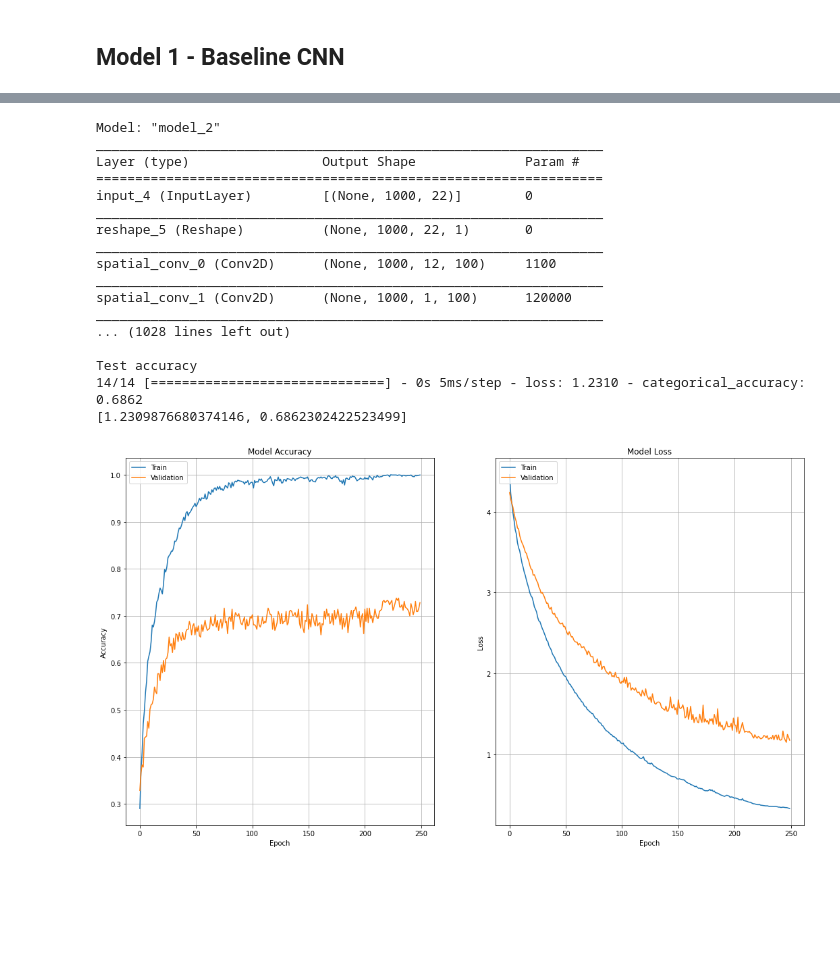
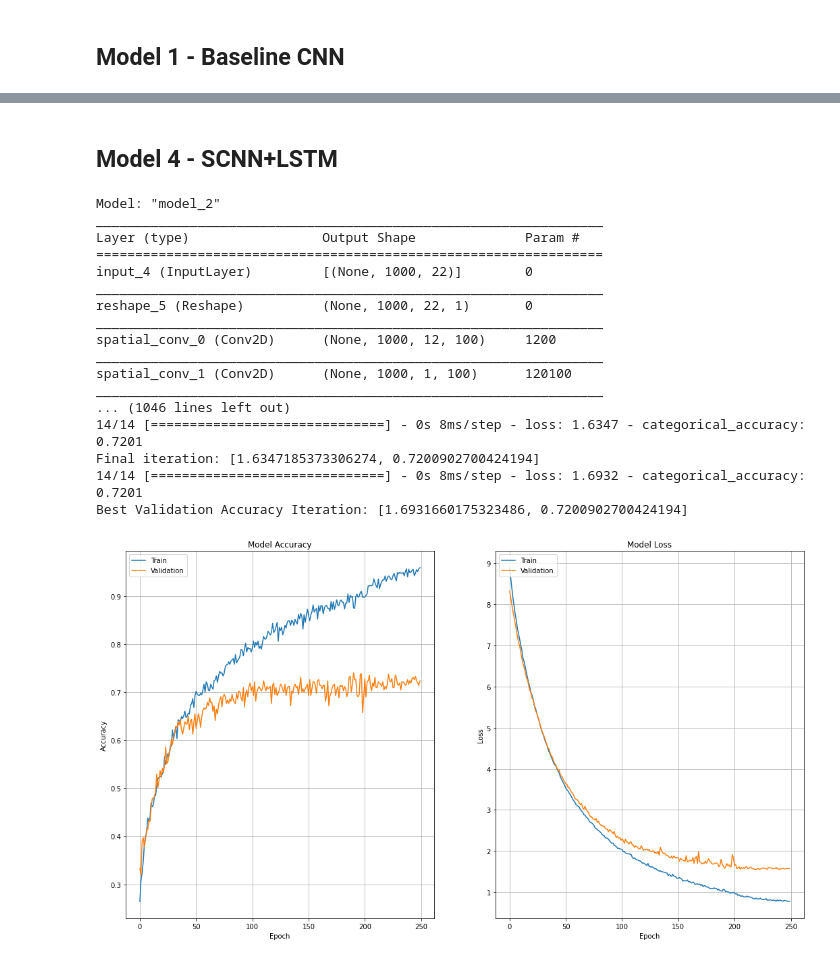
Before and after one commit to cmunozcortes/c247-final-project, a Jupyter notebook: src/C247_Final_Notebook.ipynb, the cells around one changed output, grey strips where cells are left out. Saved outputs shown, nothing was run; the diff lists cells and outputs as text; code cells hidden in the pictures; blank space fills up the shorter version.

```diff
--- a/src/C247_Final_Notebook.ipynb
+++ b/src/C247_Final_Notebook.ipynb
@@ -27,7 +27,7 @@ session = InteractiveSession(config=config)
 # %%
 # Constants across architectures
 N_INPUT_CH = 22
-N_PCA_COMP = 18
+N_PCA_COMP = 16
 N_INPUT_SAMPLES = 1000
 N_INPUT_SAMPLES_TRIMMED = 500
 EPOCHS = 250
@@ -518,3 +519,5 @@ Test accuracy
+# %% [markdown]
+## Model 4 - SCNN+LSTM
 # %%
 class AttentionLSTMIn(keras.layers.LSTM):
     """
@@ -674,7 +677,7 @@ def RaSCNN(inputshape, outputshape, params=None):
     return keras.models.Model(ins, outs)
 
 # Compile model, using ADAM as the optimizer. Provide a summary once compiled.
-model = SCNN(inputshape=(N_INPUT_SAMPLES, N_INPUT_CH), outputshape=4)
+model = RaSCNN(inputshape=(N_INPUT_SAMPLES, N_INPUT_CH), outputshape=4)
 model.compile(optimizer=tf.keras.optimizers.Adam(1e-4),
     loss=tf.keras.losses.CategoricalCrossentropy(),
     metrics=[tf.keras.metrics.CategoricalAccuracy()])
@@ -700,43 +703,44 @@ loss_hist = model.fit(
 )
 
 # Load our best weights and evaluate model on test dataset
+print("\nTest accuracy:")
+print("Final iteration:", model.evaluate(X_test, y_test_1h))
 model.load_weights('best_rescnn.h5')
-print('\nTest accuracy')
-print(model.evaluate(X_test, y_test_1h))
+print("Best Validation Accuracy Iteration:", model.evaluate(X_test, y_test_1h))
 
 # Plot our loss and accuracy over time
 fig, axs = plt.subplots(1,2, figsize=(18, 10))
 axs[0].plot(loss_hist.history['categorical_accuracy'])
 axs[0].plot(loss_hist.history['val_categorical_accuracy'])
 axs[0].set_ylabel('Accuracy')
 axs[0].set_xlabel('Epoch')
 axs[0].set_title('Model Accuracy')
 axs[0].legend(['Train', 'Validation'], loc='upper left')
 axs[0].grid()
 axs[1].plot(loss_hist.history['loss'])
 axs[1].plot(loss_hist.history['val_loss'])
 axs[1].set_ylabel('Loss')
 axs[1].set_xlabel('Epoch')
 axs[1].set_title('Model Loss')
 axs[1].legend(['Train', 'Validation'], loc='upper left')
 axs[1].grid()
 plt.show()
 # %% [output]
 Model: "model_2"
 _________________________________________________________________
 Layer (type)                 Output Shape              Param #
 =================================================================
 input_4 (InputLayer)         [(None, 1000, 22)]        0
 _________________________________________________________________
 reshape_5 (Reshape)          (None, 1000, 22, 1)       0
 _________________________________________________________________
-spatial_conv_0 (Conv2D)      (None, 1000, 12, 100)     1100
+spatial_conv_0 (Conv2D)      (None, 1000, 12, 100)     1200
 _________________________________________________________________
-spatial_conv_1 (Conv2D)      (None, 1000, 1, 100)      120000
+spatial_conv_1 (Conv2D)      (None, 1000, 1, 100)      120100
 _________________________________________________________________
-... (1028 lines left out)
-
-Test accuracy
-14/14 [==============================] - 0s 5ms/step - loss: 1.2310 - categorical_accuracy: 0.6862
-[1.2309876680374146, 0.6862302422523499]
+... (1046 lines left out)
+14/14 [==============================] - 0s 8ms/step - loss: 1.6347 - categorical_accuracy: 0.7201
+Final iteration: [1.6347185373306274, 0.7200902700424194]
+14/14 [==============================] - 0s 8ms/step - loss: 1.6932 - categorical_accuracy: 0.7201
+Best Validation Accuracy Iteration: [1.6931660175323486, 0.7200902700424194]
-[figure, old version]
+[figure, new version]
```
Also changed, not shown: parts of 12 cells of this notebook.
